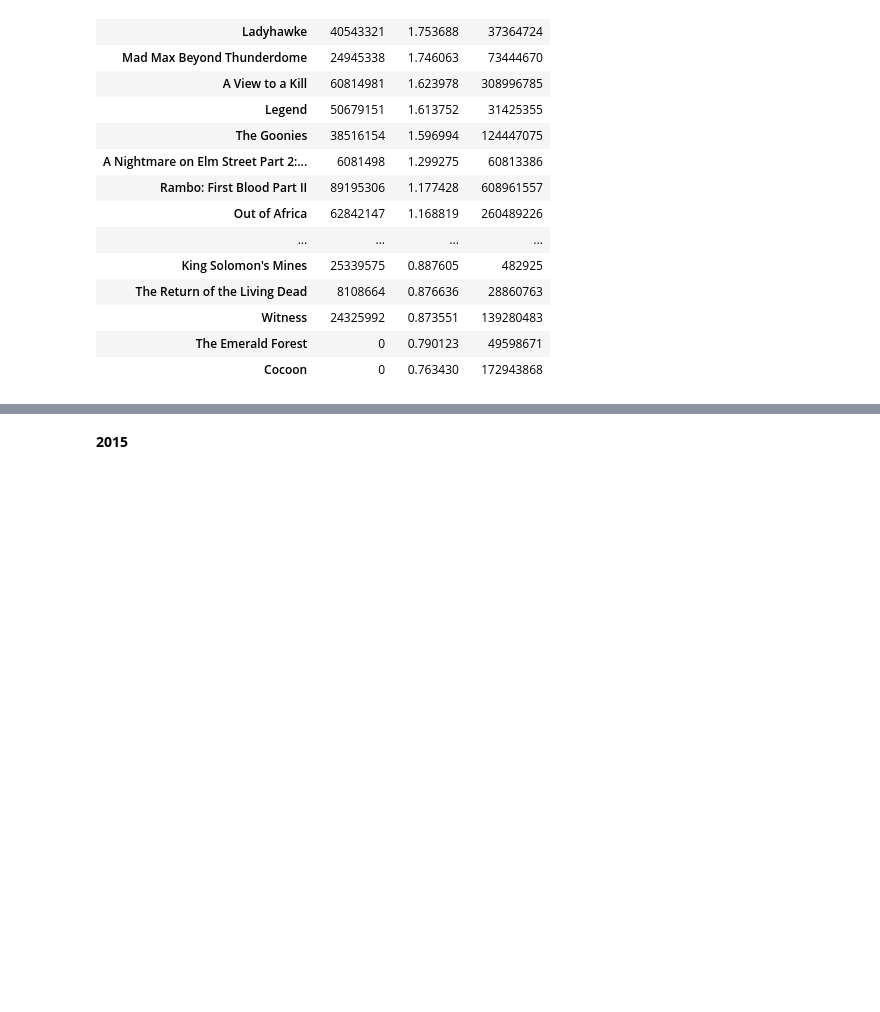
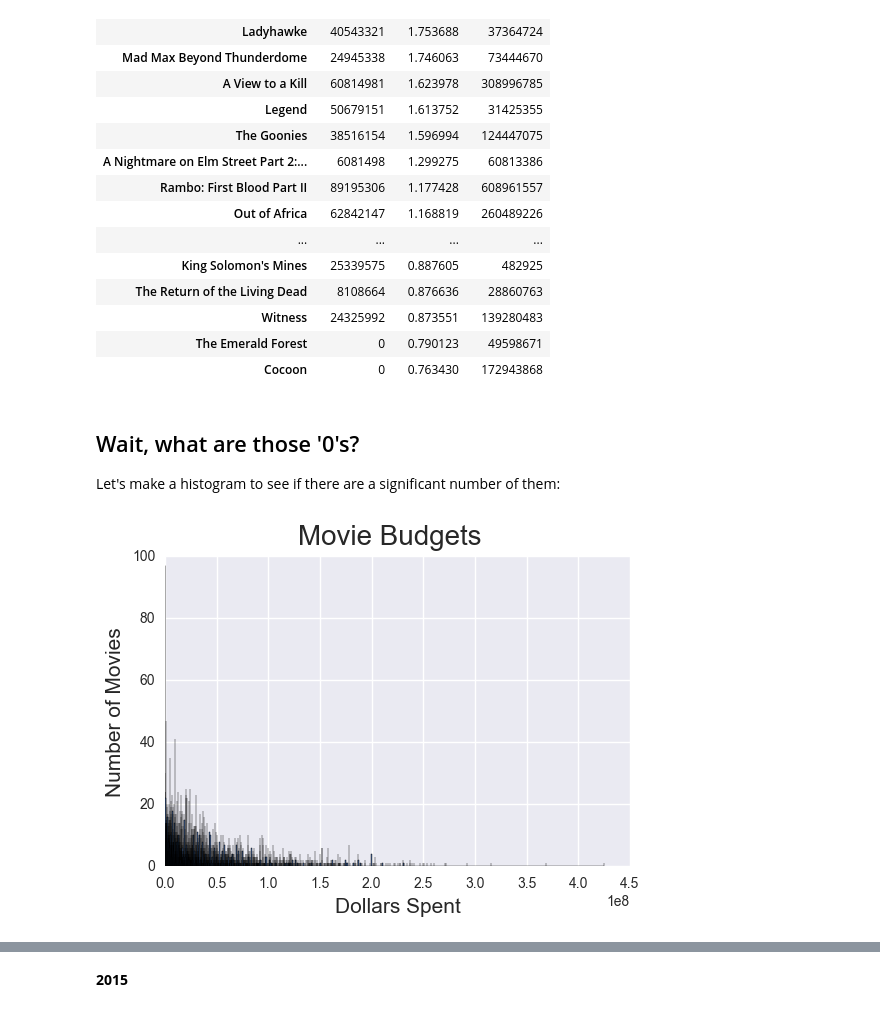
Before and after one commit to ctrachte/Movie-Data-Analysis-Project, a Jupyter notebook: Final_Project.ipynb, the cells around one changed output, grey strips where cells are left out. Drawn from its saved outputs; the diff is of its cells as text; code cells hidden in the pictures; blank space fills up the shorter version.

```diff
--- a/Final_Project.ipynb
+++ b/Final_Project.ipynb
@@ -119,4 +125,18 @@ pop_bdgt_rev_1985.head(20)
 | Witness | 24325992 | 0.873551 | 139280483 |
 | The Emerald Forest | 0 | 0.790123 | 49598671 |
 | Cocoon | 0 | 0.763430 | 172943868 |
+# %% [markdown]
+## Wait, what are those '0's?
+Let's make a histogram to see if there are a significant number of them:
+# %%
+pop_hist = pop_bdgt_rev_all['budget_adj']
+pop_hist.hist(bins=(len(pop_hist)))
+
+# Let's label the graph:
+plt.suptitle('Movie Budgets', fontsize = 20)
+plt.xlabel('Dollars Spent', fontsize=15)
+plt.ylabel("Number of Movies", fontsize=15)
+plt.legend(fontsize=8)
+# %% [output]
+[figure, added]
 # %% [markdown]
```
Also changed, not shown: parts of 50 cells of this notebook.
